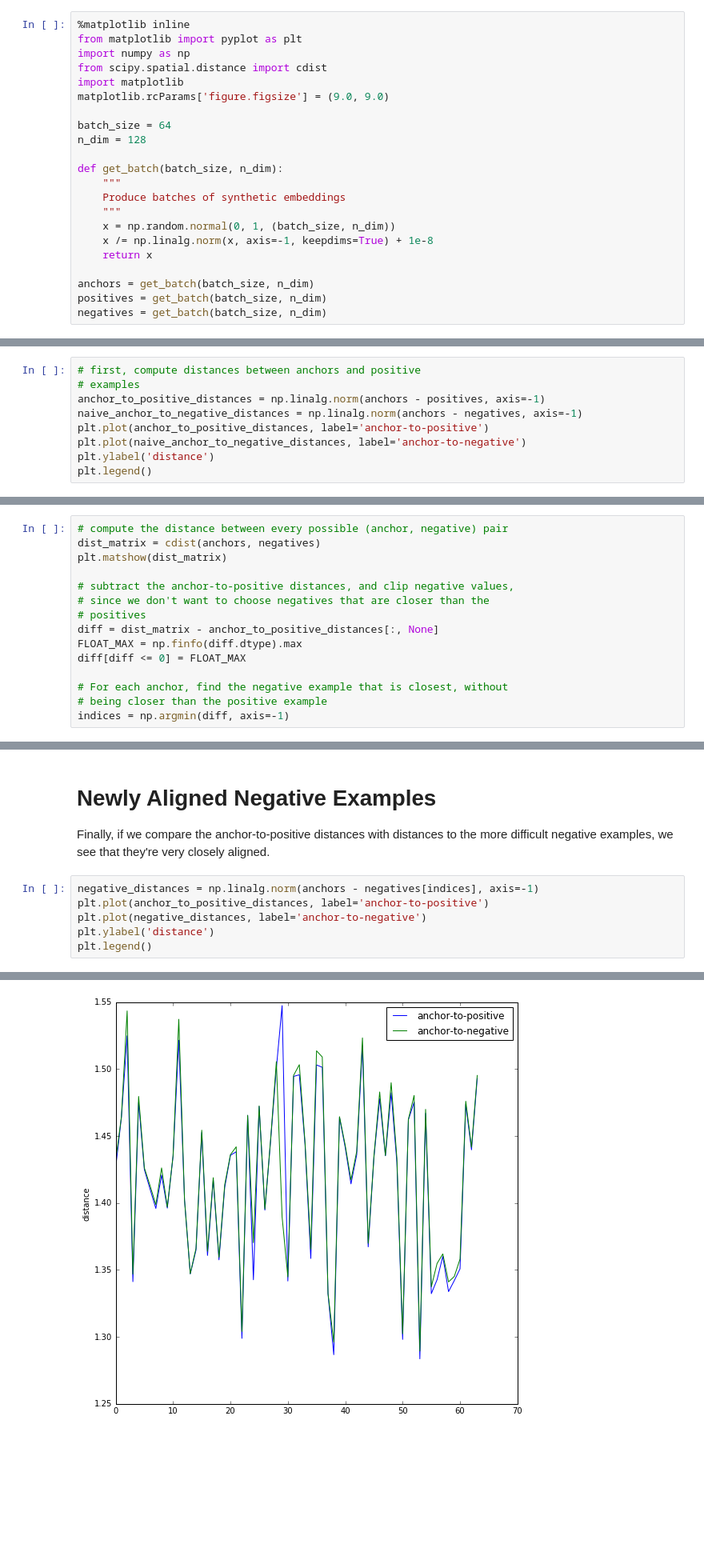
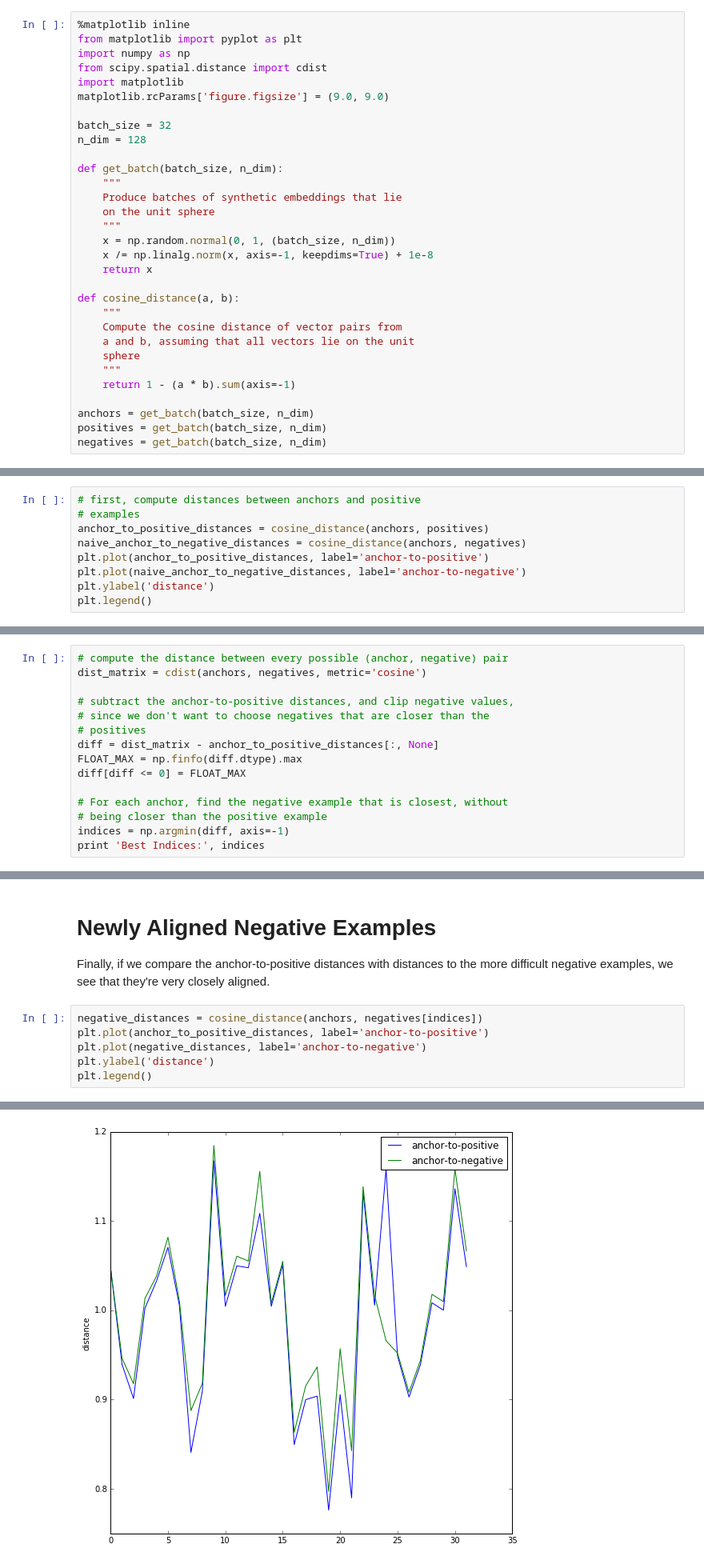
Before and after one commit to JohnVinyard/experiments, a Jupyter notebook: unsupervised-semantic-audio-embeddings/within-batch-semi-hard-negative-mining.ipynb, the cells around one changed output, grey strips where cells are left out. Shown: that part at 80% size. Saved outputs shown, nothing was run; the diff lists cells and outputs as text; blank space fills up the shorter version.

Commit message:
Update negative mining notebook to use cosine distance

```diff
--- a/unsupervised-semantic-audio-embeddings/within-batch-semi-hard-negative-mining.ipynb
+++ b/unsupervised-semantic-audio-embeddings/within-batch-semi-hard-negative-mining.ipynb
@@ -10,17 +10,26 @@ from scipy.spatial.distance import cdist
 import matplotlib
 matplotlib.rcParams['figure.figsize'] = (9.0, 9.0)
 
-batch_size = 64
+batch_size = 32
 n_dim = 128
 
 def get_batch(batch_size, n_dim):
     """
-    Produce batches of synthetic embeddings
+    Produce batches of synthetic embeddings that lie
+    on the unit sphere
     """
     x = np.random.normal(0, 1, (batch_size, n_dim))
     x /= np.linalg.norm(x, axis=-1, keepdims=True) + 1e-8
     return x
 
+def cosine_distance(a, b):
+    """
+    Compute the cosine distance of vector pairs from
+    a and b, assuming that all vectors lie on the unit
+    sphere
+    """
+    return 1 - (a * b).sum(axis=-1)
+
 anchors = get_batch(batch_size, n_dim)
 positives = get_batch(batch_size, n_dim)
 negatives = get_batch(batch_size, n_dim)
@@ -39,8 +48,8 @@ This is synthetic data, so all the anchor-to-positive and anchor-to-negative dis
 # %%
 # first, compute distances between anchors and positive
 # examples
-anchor_to_positive_distances = np.linalg.norm(anchors - positives, axis=-1)
-naive_anchor_to_negative_distances = np.linalg.norm(anchors - negatives, axis=-1)
+anchor_to_positive_distances = cosine_distance(anchors, positives)
+naive_anchor_to_negative_distances = cosine_distance(anchors, negatives)
 plt.plot(anchor_to_positive_distances, label='anchor-to-positive')
 plt.plot(naive_anchor_to_negative_distances, label='anchor-to-negative')
 plt.ylabel('distance')
@@ -55,7 +66,6 @@ We'll compute all the pairwise distances between the positive and negative examp
 # %%
 # compute the distance between every possible (anchor, negative) pair
-dist_matrix = cdist(anchors, negatives)
-plt.matshow(dist_matrix)
+dist_matrix = cdist(anchors, negatives, metric='cosine')
 
 # subtract the anchor-to-positive distances, and clip negative values,
 # since we don't want to choose negatives that are closer than the
@@ -67,4 +77,5 @@ diff[diff <= 0] = FLOAT_MAX
 # For each anchor, find the negative example that is closest, without
 # being closer than the positive example
 indices = np.argmin(diff, axis=-1)
+print 'Best Indices:', indices
 # %% [output]
@@ -74,11 +86,11 @@ indices = np.argmin(diff, axis=-1)
 
 Finally, if we compare the anchor-to-positive distances with distances to the more difficult negative examples, we see that they're very closely aligned.
 # %%
-negative_distances = np.linalg.norm(anchors - negatives[indices], axis=-1)
+negative_distances = cosine_distance(anchors, negatives[indices])
 plt.plot(anchor_to_positive_distances, label='anchor-to-positive')
 plt.plot(negative_distances, label='anchor-to-negative')
 plt.ylabel('distance')
 plt.legend()
 # %% [output]
 <matplotlib.legend.Legend at 0x...>
-[figure, old version]
+[figure, new version]
```
Also changed, not shown: parts of 3 cells of this notebook.
